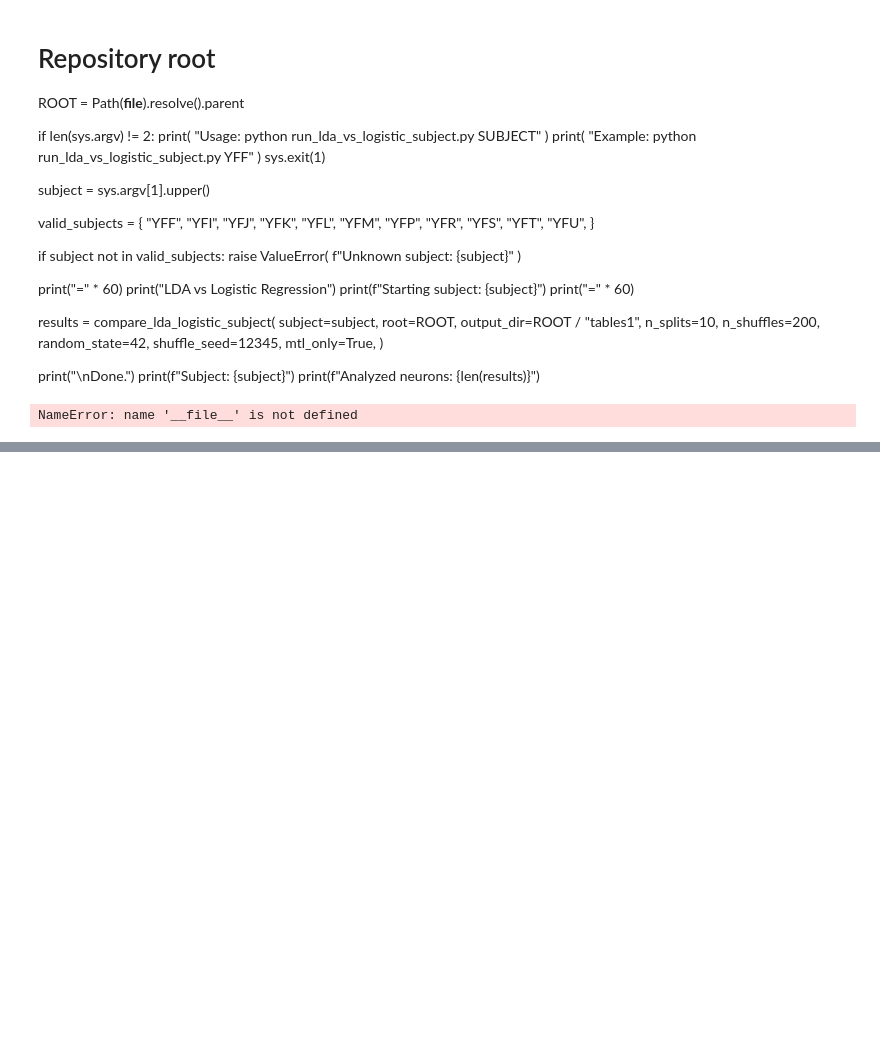
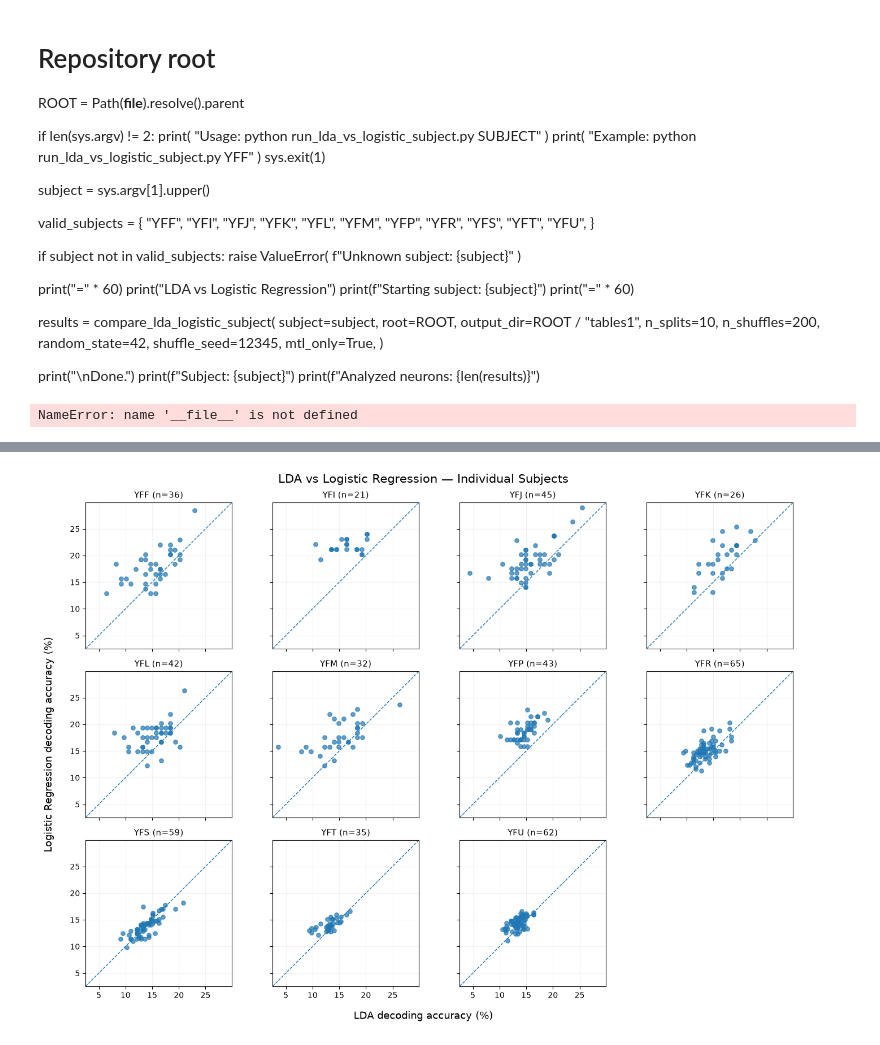
Before and after one commit to Shafiq-Abdu/number-simplex-reproduction, a Jupyter notebook: notebooks1/ldavslog.ipynb, the cells around one changed output, grey strips where cells are left out. Cells and saved outputs as stored; diff of their text form; code cells hidden in the pictures; blank space fills up the shorter version.

```diff
--- a/notebooks1/ldavslog.ipynb
+++ b/notebooks1/ldavslog.ipynb
@@ -291,0 +539,71 @@ NameError: name '__file__' is not defined
+# %%
+# 11 subject-specific LDA vs Logistic scatter plots
+
+fig, axes = plt.subplots(
+    3, 4,
+    figsize=(14, 10),
+    sharex=True,
+    sharey=True
+)
+
+axes = axes.flatten()
+
+# Common limits across ALL subjects
+all_x = df["lda_accuracy_percent"]
+all_y = df["logistic_accuracy_percent"]
+
+low = min(all_x.min(), all_y.min()) - 1
+high = max(all_x.max(), all_y.max()) + 1
+
+for ax, subject in zip(axes, subjects):
+
+    d = df[df["subject"] == subject]
+
+    x = d["lda_accuracy_percent"]
+    y = d["logistic_accuracy_percent"]
+
+    ax.scatter(
+        x,
+        y,
+        s=28,
+        alpha=0.7
+    )
+
+    # y = x
+    ax.plot(
+        [low, high],
+        [low, high],
+        linestyle="--",
+        linewidth=1
+    )
+
+    ax.set_xlim(low, high)
+    ax.set_ylim(low, high)
+
+    ax.set_title(
+        f"{subject} (n={len(d)})",
+        fontsize=11
+    )
+
+    ax.set_aspect("equal", adjustable="box")
+    ax.grid(alpha=0.15)
+
+
+# Remove unused 12th panel
+axes[-1].axis("off")
+
+
+# Shared axis labels
+fig.supxlabel("LDA decoding accuracy (%)", fontsize=13)
+fig.supylabel("Logistic Regression decoding accuracy (%)", fontsize=13)
+
+fig.suptitle(
+    "LDA vs Logistic Regression — Individual Subjects",
+    fontsize=15,
+    y=0.98
+)
+
+plt.tight_layout()
+plt.show()
+# %% [output]
+[figure, added]
```
Also changed, not shown: parts of 14 cells of this notebook, 1 other file.
